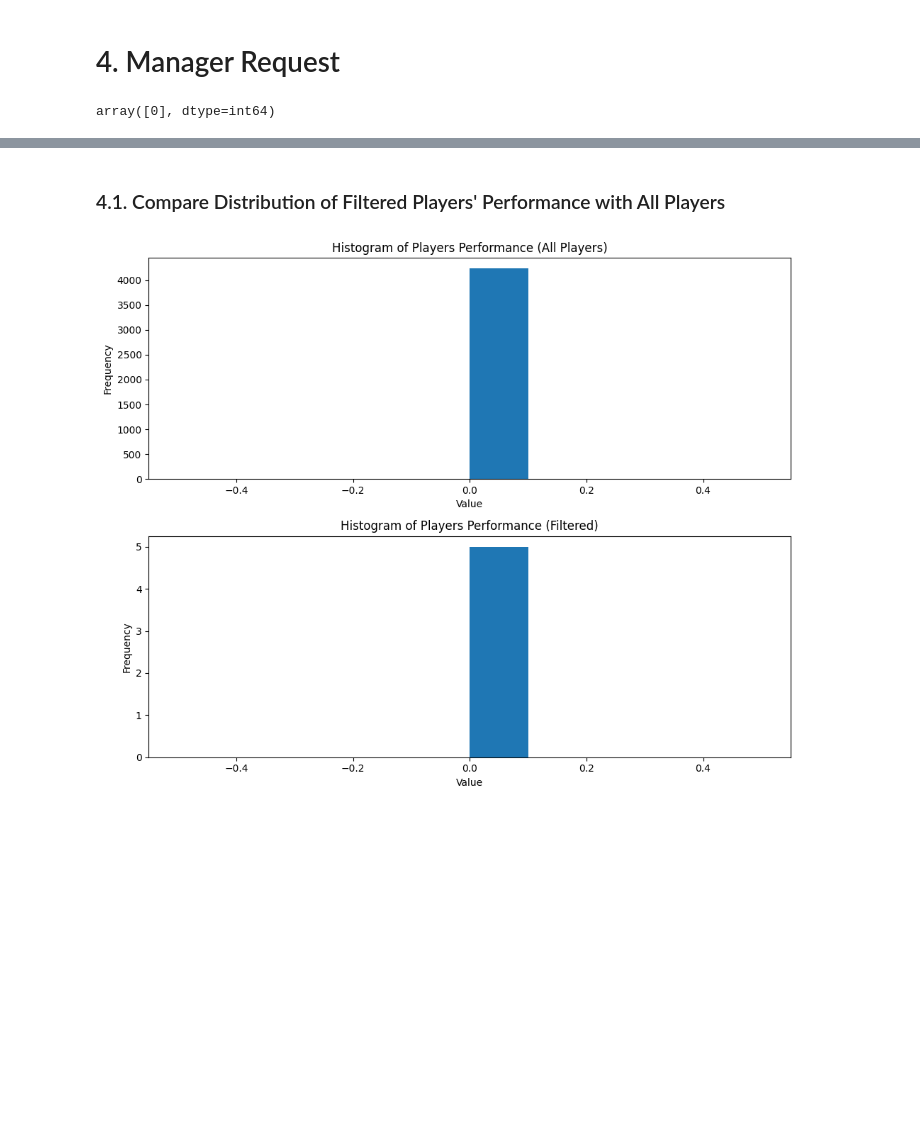
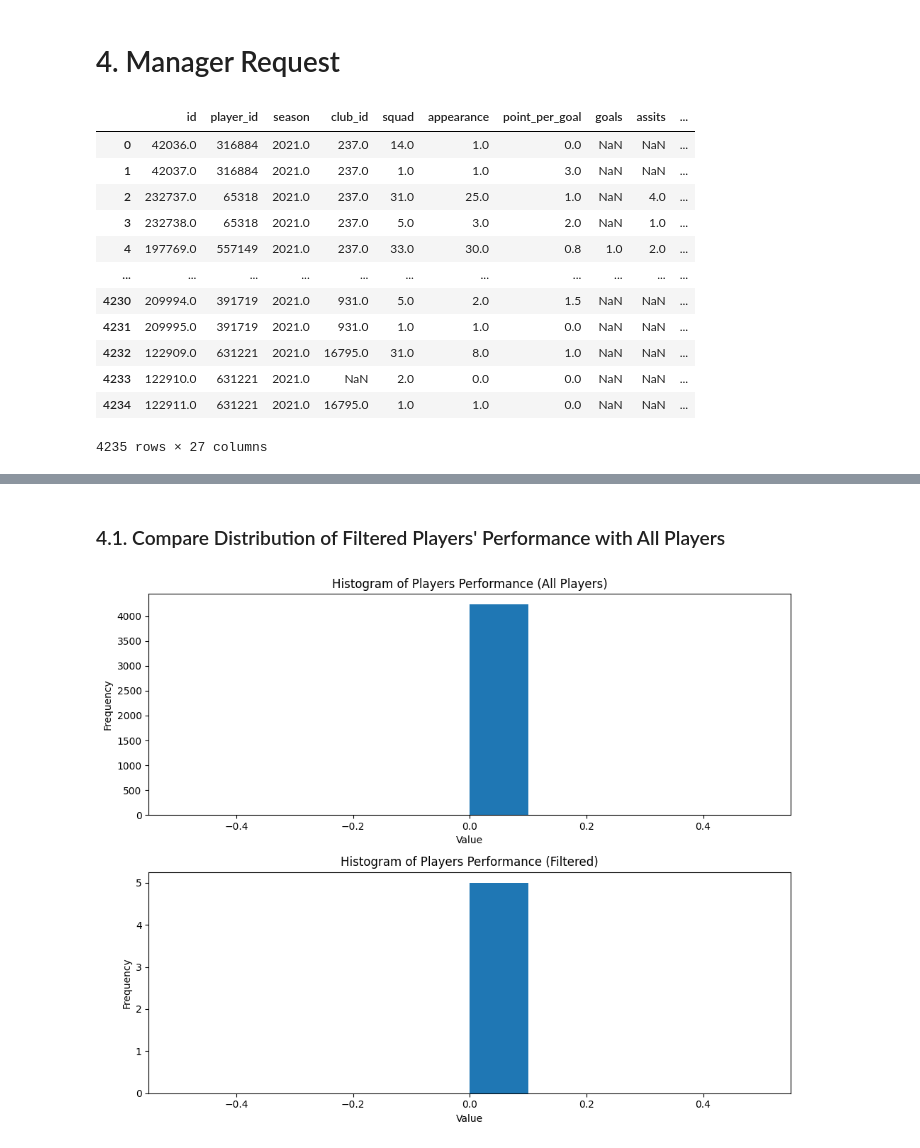
Before and after one commit to fahmani-ms/TransferMarket, a Jupyter notebook: Statistical_Analysis/Requests.ipynb, the cells around one changed output, grey strips where cells are left out. Saved outputs shown, nothing was run; the diff lists cells and outputs as text; code cells hidden in the pictures; blank space fills up the shorter version.

```diff
--- a/Statistical_Analysis/Requests.ipynb
+++ b/Statistical_Analysis/Requests.ipynb
@@ -254,11 +305,23 @@ players_req2.head()
 # %%
 q_manager = "SELECT ps.*, market_value FROM transfers AS t LEFT JOIN players_season ps on t.player_id = ps.player_id AND t.season = ps.season LEFT JOIN players p on t.player_id = p.id WHERE t.season = 2021;"
 manager_req = pd.read_sql(q_manager, con=cnx)
 manager_req = position_type(manager_req, dp)
 manager_req = PPI(manager_req)
-manager_req['PPI'].unique()
+manager_req
 # %% [output]
+|  | id | player_id | season | club_id | squad | appearance | point_per_goal | goals | assits | ... |
+| 0 | 42036.0 | 316884 | 2021.0 | 237.0 | 14.0 | 1.0 | 0.0 | NaN | NaN | ... |
+| 1 | 42037.0 | 316884 | 2021.0 | 237.0 | 1.0 | 1.0 | 3.0 | NaN | NaN | ... |
+| 2 | 232737.0 | 65318 | 2021.0 | 237.0 | 31.0 | 25.0 | 1.0 | NaN | 4.0 | ... |
+| 3 | 232738.0 | 65318 | 2021.0 | 237.0 | 5.0 | 3.0 | 2.0 | NaN | 1.0 | ... |
+| 4 | 197769.0 | 557149 | 2021.0 | 237.0 | 33.0 | 30.0 | 0.8 | 1.0 | 2.0 | ... |
+| ... | ... | ... | ... | ... | ... | ... | ... | ... | ... | ... |
+| 4230 | 209994.0 | 391719 | 2021.0 | 931.0 | 5.0 | 2.0 | 1.5 | NaN | NaN | ... |
+| 4231 | 209995.0 | 391719 | 2021.0 | 931.0 | 1.0 | 1.0 | 0.0 | NaN | NaN | ... |
+| 4232 | 122909.0 | 631221 | 2021.0 | 16795.0 | 31.0 | 8.0 | 1.0 | NaN | NaN | ... |
+| 4233 | 122910.0 | 631221 | 2021.0 | NaN | 2.0 | 0.0 | 0.0 | NaN | NaN | ... |
+| 4234 | 122911.0 | 631221 | 2021.0 | 16795.0 | 1.0 | 1.0 | 0.0 | NaN | NaN | ... |
-array([0], dtype=int64)
+4235 rows × 27 columns
 # %%
 manager_req['PPI_Percentile'] = manager_req['PPI'].rank(pct=True)
 manager_req['Value_Percentile'] = manager_req['market_value'].rank(pct=True)
```
Also changed, not shown: parts of 12 cells of this notebook, 1 other file.
